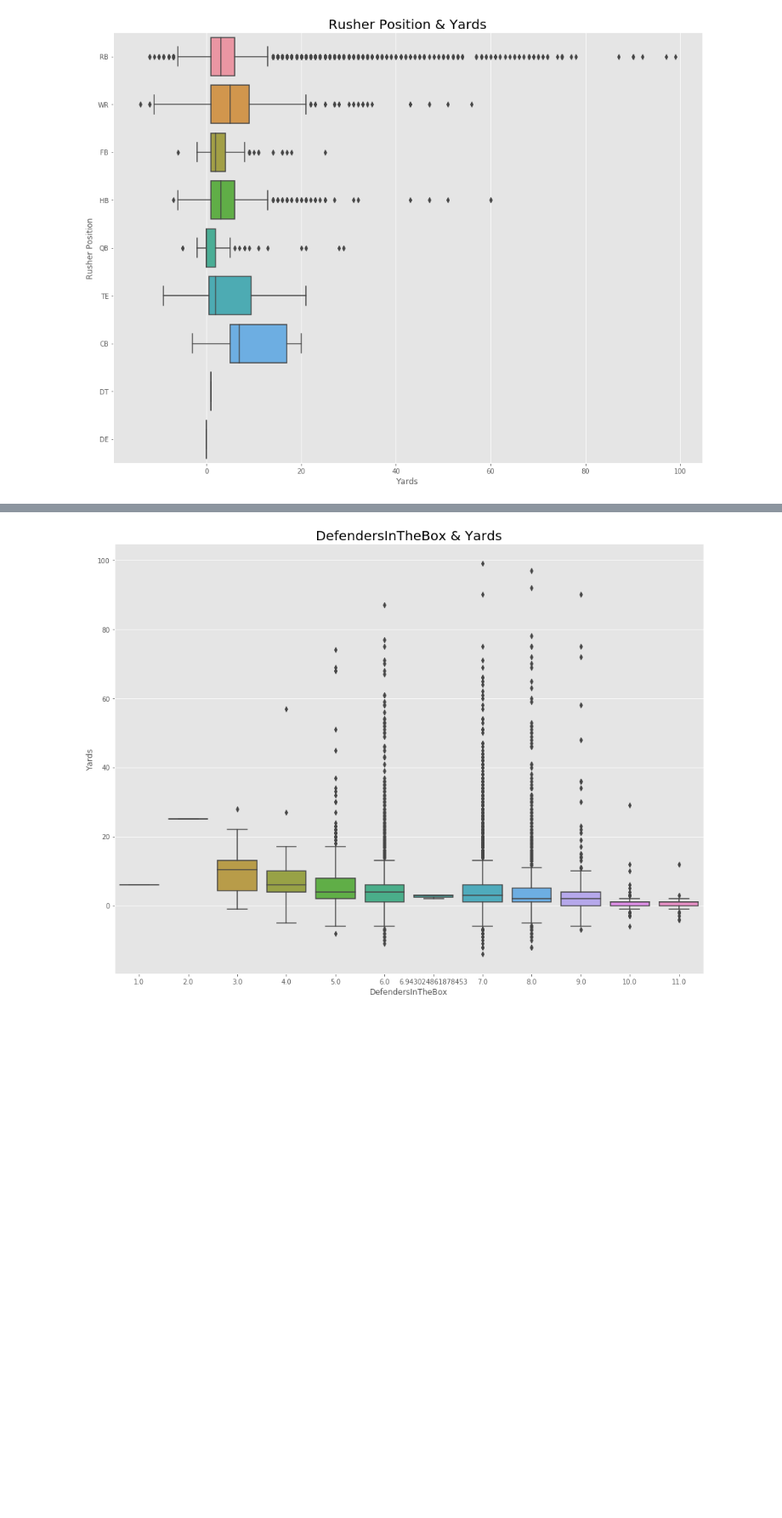
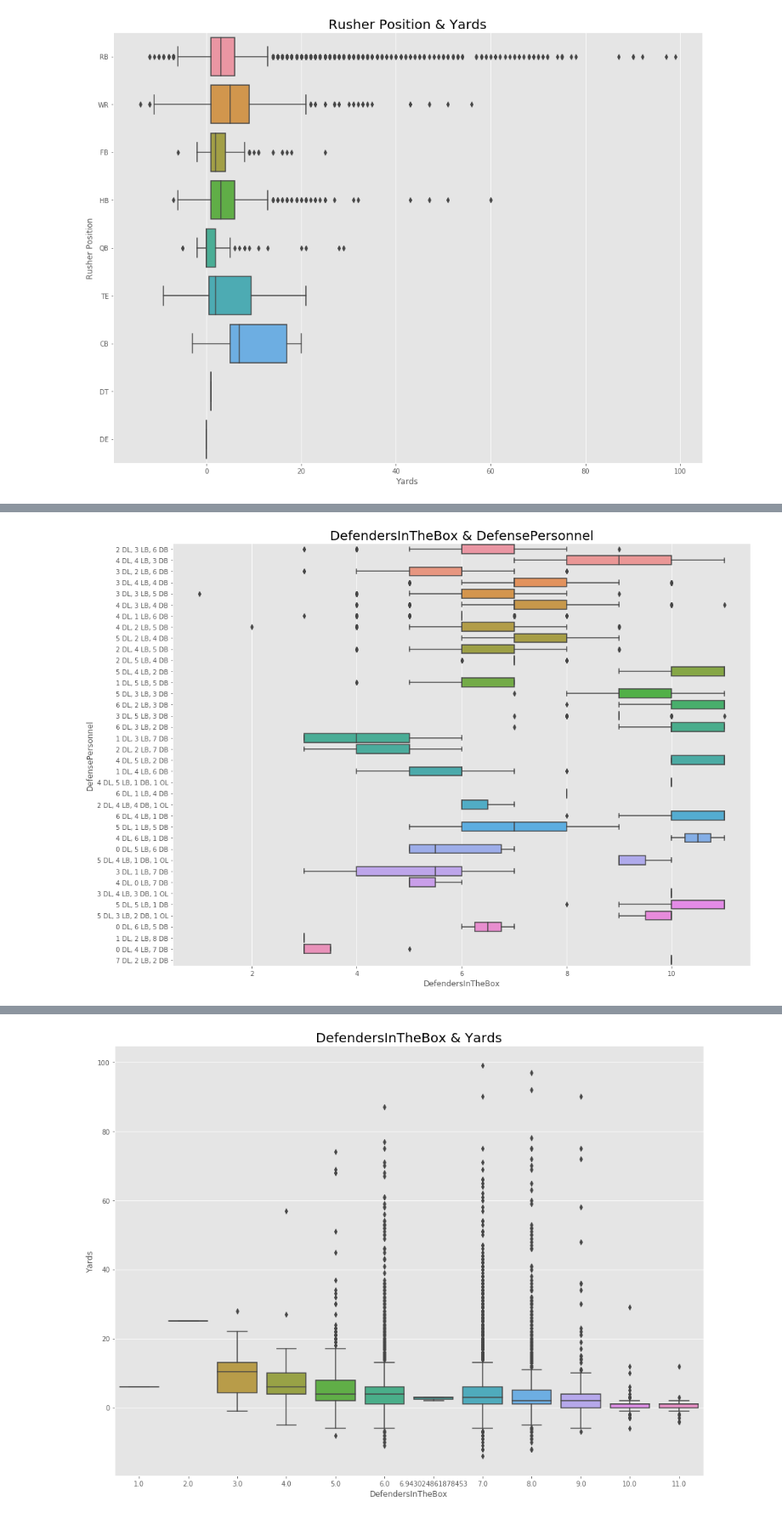
Before and after one commit to erikw425/NFL_Predictive_Rushing_Models, a Jupyter notebook: NFL_Rushing.ipynb, the cells around one changed output, grey strips where cells are left out. Shown at 85% size. Drawn from its saved outputs; the diff is of its cells as text; code cells hidden in the pictures; blank space fills up the shorter version.

```diff
--- a/NFL_Rushing.ipynb
+++ b/NFL_Rushing.ipynb
@@ -474,0 +485,10 @@ plt.show()
+# %%
+plt.figure(figsize=(16,12))
+temp_df = train_df.query("NflIdRusher == NflId")
+sns.boxplot(data=temp_df, x="DefendersInTheBox", y="DefensePersonnel", showfliers=True)
+plt.xlabel('DefendersInTheBox', fontsize=12)
+plt.ylabel('DefensePersonnel', fontsize=12)
+plt.title("DefendersInTheBox & DefensePersonnel", fontsize=20)
+plt.show()
+# %% [output]
+[figure, added]
```
Also changed, not shown: parts of 4 cells of this notebook.
